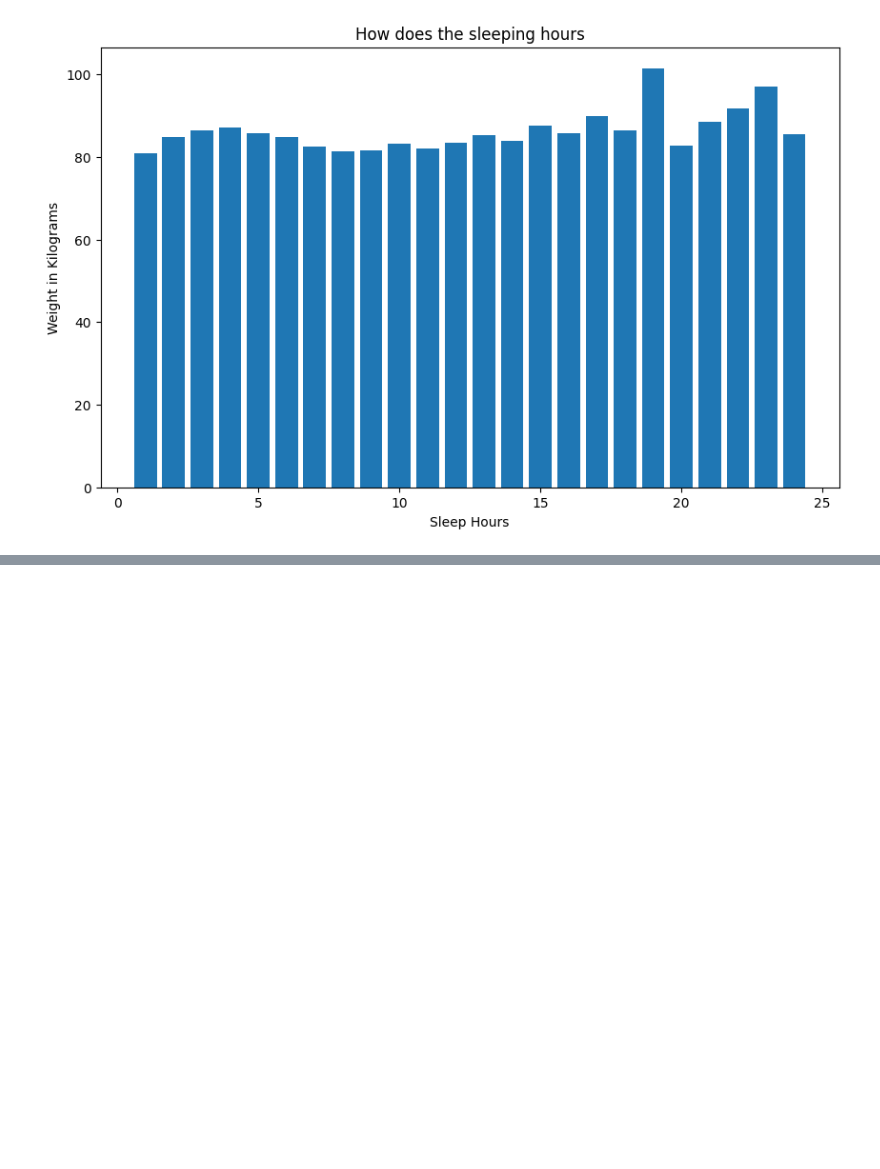
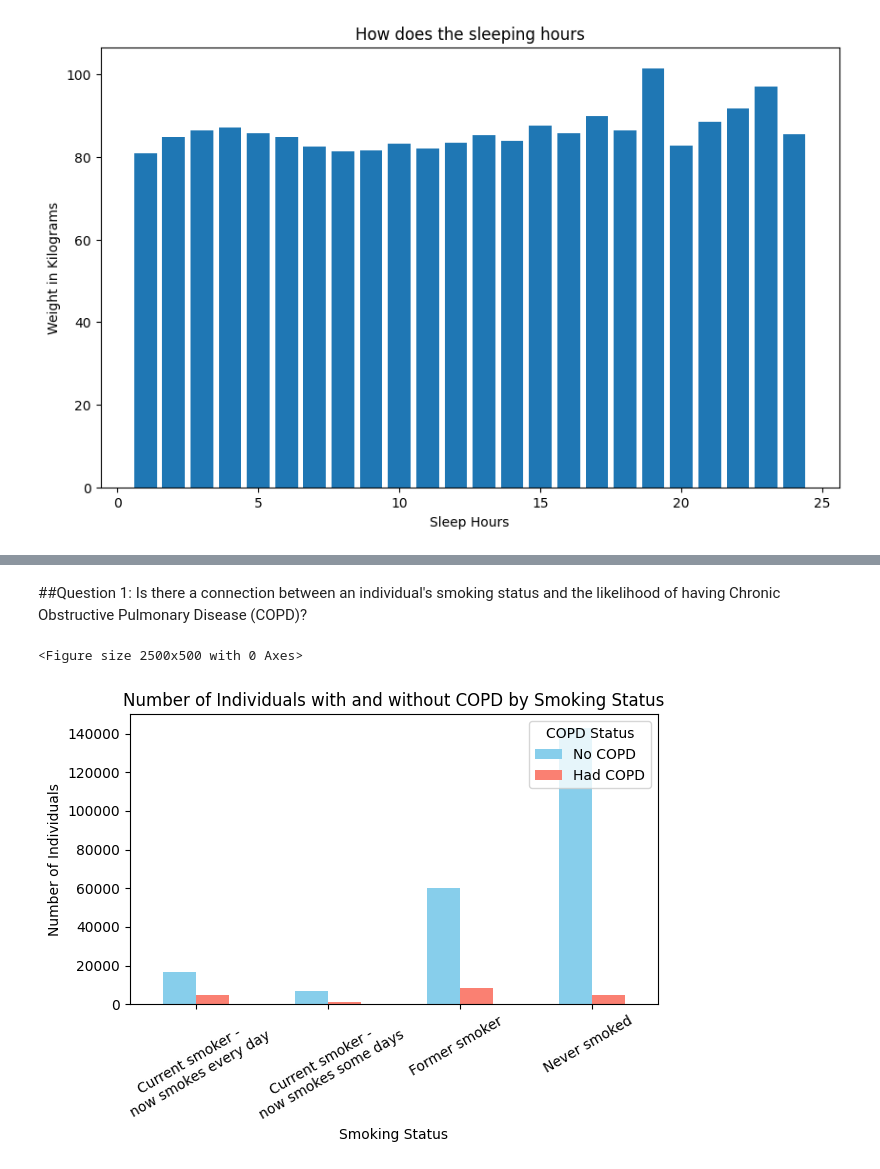
Before and after one commit to Dominic-Virtucio/CpE-031-VDA-CpE21S4, a Jupyter notebook: Virtucio,_Dominic_Joseph_P_Midterm_Exam_VDA.ipynb, the cells around one changed output, grey strips where cells are left out. Cells and saved outputs as stored; diff of their text form; code cells hidden in the pictures; blank space fills up the shorter version.

```diff
--- a/Virtucio,_Dominic_Joseph_P_Midterm_Exam_VDA.ipynb
+++ b/Virtucio,_Dominic_Joseph_P_Midterm_Exam_VDA.ipynb
@@ -86,0 +91,4 @@ plt.show()
+# %%
+path="/content/drive/MyDrive/DataSet/heart_2022_no_nans.csv"
+df=pd.read_csv(path)
+df
@@ -86,0 +113,22 @@ plt.show()
+# %% [markdown]
+##Question 1: Is there a connection between an individual's smoking status and the likelihood of having Chronic Obstructive Pulmonary Disease (COPD)?
+# %%
+copd_counts = df.groupby(['SmokerStatus', 'HadCOPD']).size().unstack(fill_value=0)
+
+plt.figure(figsize=(25, 5))
+copd_counts.plot(kind='bar', color=['skyblue', 'salmon'])
+
+plt.xlabel('Smoking Status')
+plt.ylabel('Number of Individuals')
+plt.title('Number of Individuals with and without COPD by Smoking Status')
+
+plt.xticks(rotation=30, ha='center')
+plt.gca().set_xticklabels(['Current smoker - \nnow smokes every day', 'Current smoker - \nnow smokes some days', 'Former smoker\n', 'Never smoked\n'])
+
+plt.legend(['No COPD', 'Had COPD'], title="COPD Status", loc='upper right')
+plt.tight_layout()
+
+plt.show()
+# %% [output]
+<Figure size 2500x500 with 0 Axes>
+[figure, added]
```
Also changed, not shown: parts of 11 cells of this notebook.
